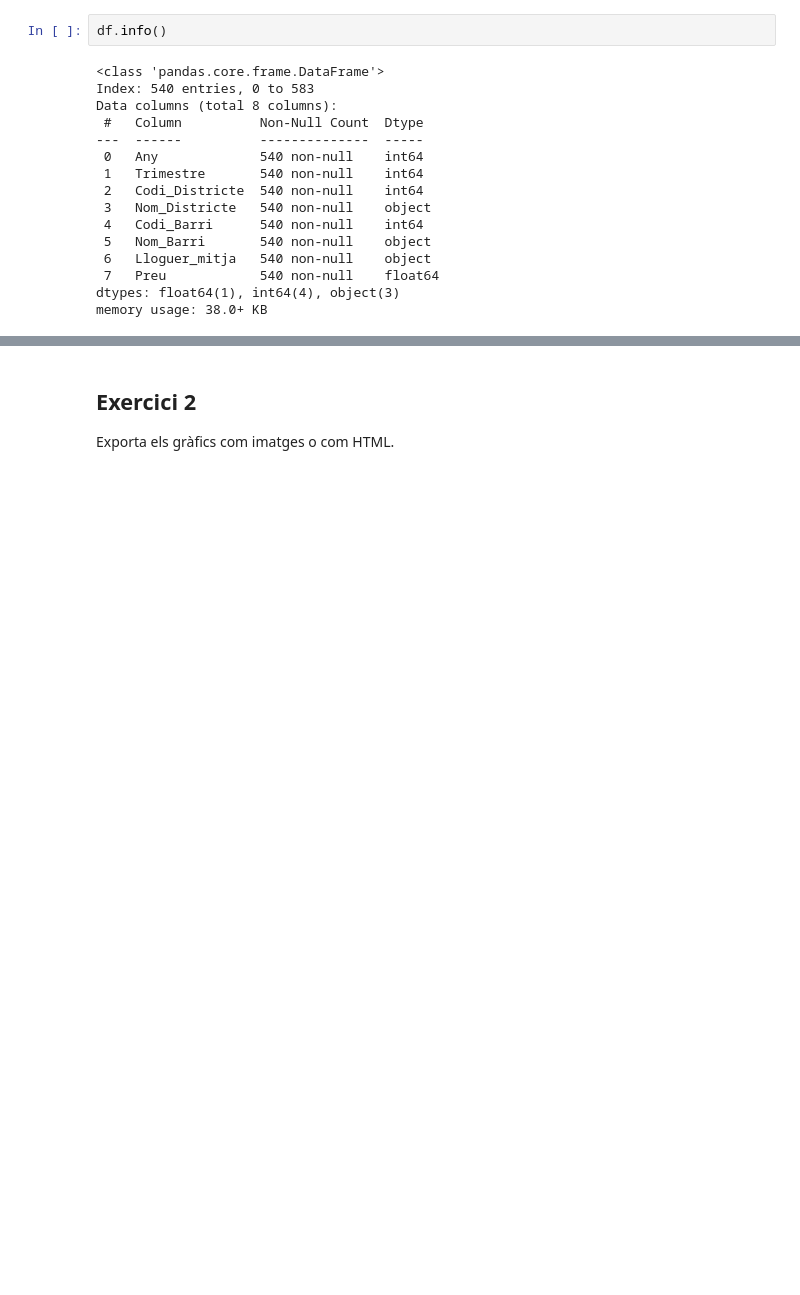
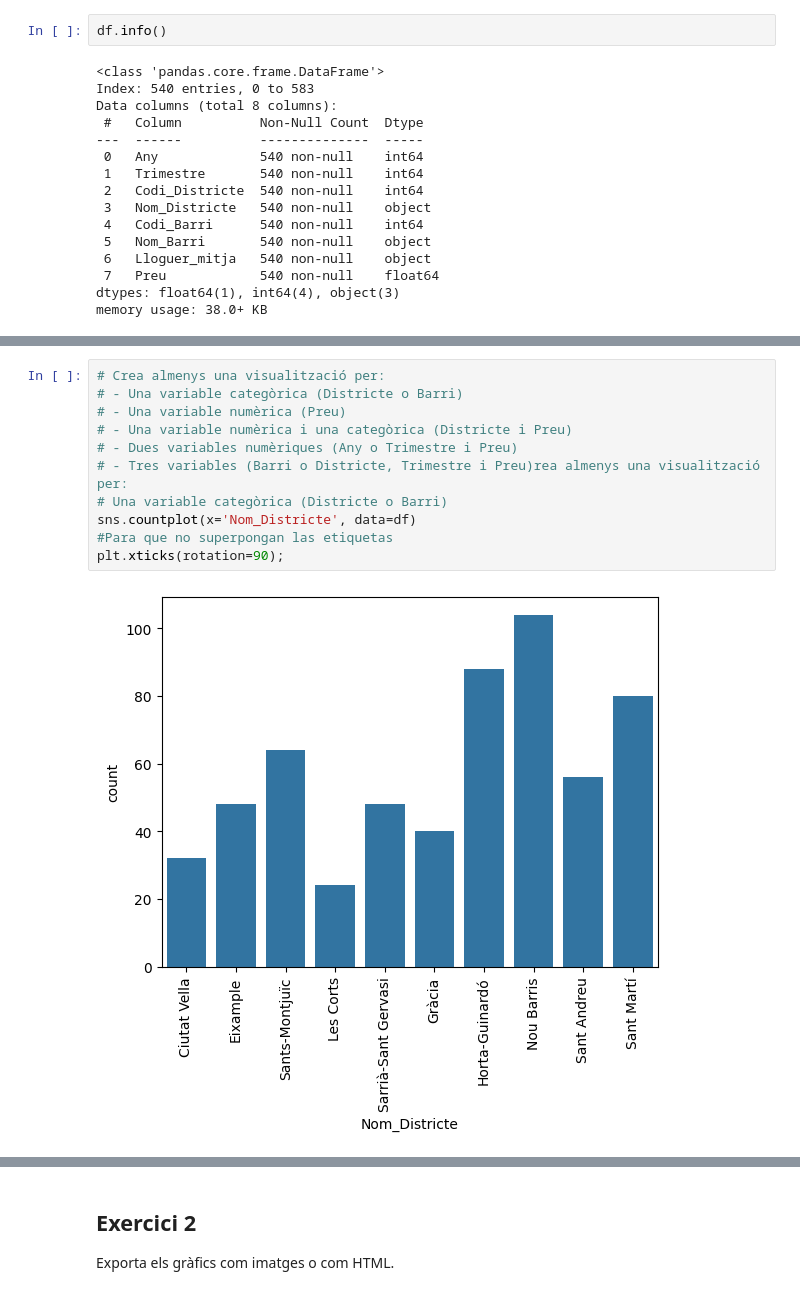
Before and after one commit to tonimartibarbera/Exercicis_Curs_Intro_analisi_de_dades_Python, a Jupyter notebook: Mòdul 4 - Exercicis.ipynb, the cells around one changed output, grey strips where cells are left out. Saved outputs shown, nothing was run; the diff lists cells and outputs as text; blank space fills up the shorter version.

```diff
--- a/Mòdul 4 - Exercicis.ipynb
+++ b/Mòdul 4 - Exercicis.ipynb
@@ -163,3 +161,16 @@ df.head()
 | 75 | 2021 | 1 | 1 | Ciutat Vella | 3 | la Barceloneta | Lloguer mitjà per superfície (Eur... | 15.5 |
 | 76 | 2021 | 1 | 1 | Ciutat Vella | 4 | Sant Pere, Santa Caterina i la Ri... | Lloguer mitjà per superfície (Eur... | 13.3 |
 | 77 | 2021 | 1 | 2 | Eixample | 5 | el Fort Pienc | Lloguer mitjà per superfície (Eur... | 12.9 |
+# %%
+# Crea almenys una visualització per:
+# - Una variable categòrica (Districte o Barri)
+# - Una variable numèrica (Preu)
+# - Una variable numèrica i una categòrica (Districte i Preu)
+# - Dues variables numèriques (Any o Trimestre i Preu)
+# - Tres variables (Barri o Districte, Trimestre i Preu)rea almenys una visualització per:
+# Una variable categòrica (Districte o Barri)
+sns.countplot(x='Nom_Districte', data=df)
+#Para que no superpongan las etiquetas
+plt.xticks(rotation=90);
+# %% [output]
+[figure, added]
```
Also changed, not shown: parts of 8 cells of this notebook.
